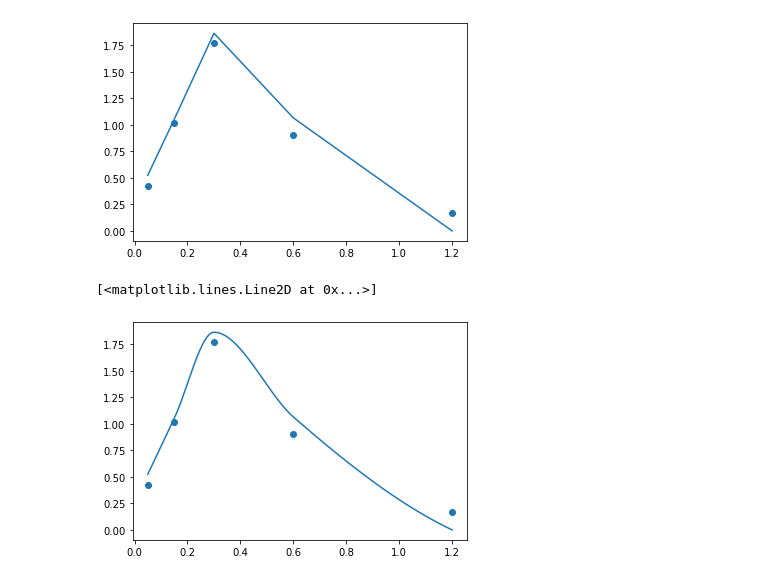
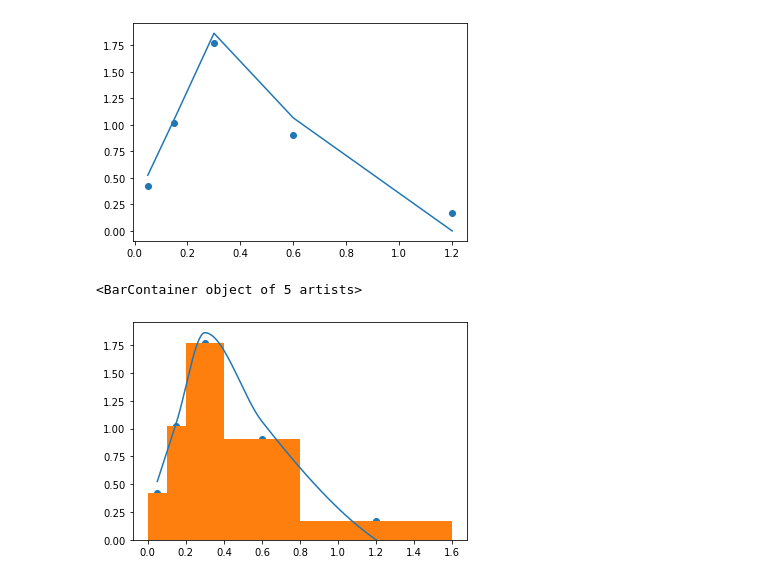
Before and after one commit to sethsomtoo/Particle-size-analysis-with-python, a Jupyter notebook: Project_3/example_fit.ipynb, the cells around one changed output. Cells and saved outputs as stored; diff of their text form; code cells hidden in the pictures.

```diff
--- a/Project_3/example_fit.ipynb
+++ b/Project_3/example_fit.ipynb
@@ -172,6 +172,7 @@ xx = np.linspace(x_axis[0], x_axis[-1:], 500)
 # %%
 plt.scatter(x_axis, y_axis)
 plt.plot(xx, pch(xx))
+plt.bar(df['Mesh size'], df['qr'], width=df['Class width'], align='edge')
 # %% [output]
-[<matplotlib.lines.Line2D at 0x...>]
+<BarContainer object of 5 artists>
-[figure, old version]
+[figure, new version]
```
Also changed, not shown: 1 other file.
